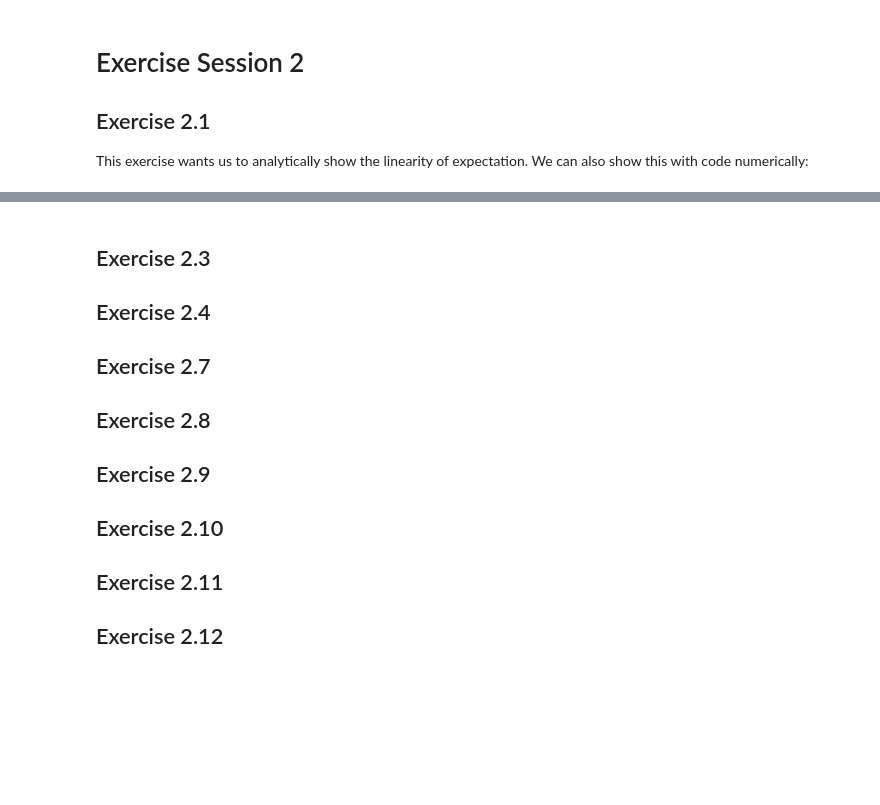
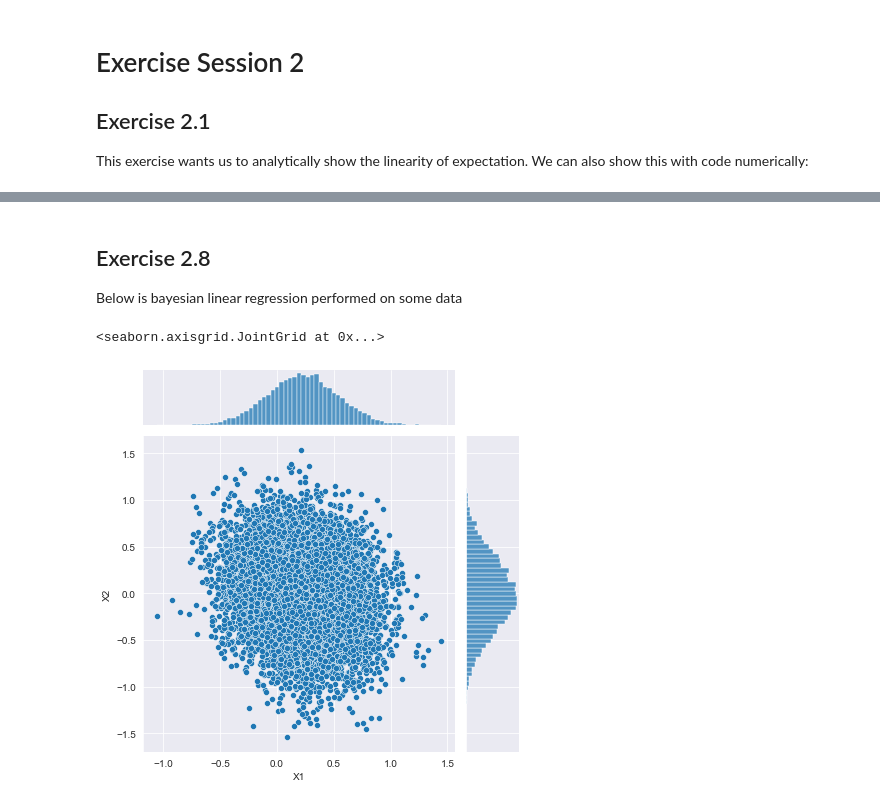
Before and after one commit to bcwein/1RT705APML-Exercises, a Jupyter notebook: Session2/Session2.ipynb, the cells around one changed output, grey strips where cells are left out. Drawn from its saved outputs; the diff is of its cells as text; code cells hidden in the pictures; blank space fills up the shorter version.

```diff
--- a/Session2/Session2.ipynb
+++ b/Session2/Session2.ipynb
@@ -28,16 +32,36 @@ Monte Carlo Simulated Mean: 5.001181320049771
-# %% [markdown]
-## Exercise 2.3
-
-## Exercise 2.4
-
-## Exercise 2.7
-
-## Exercise 2.8
-
-## Exercise 2.9
-
-## Exercise 2.10
-
-## Exercise 2.11
-
-## Exercise 2.12
+# %% [markdown]
+## Exercise 2.8
+
+Below is bayesian linear regression performed on some data
+# %%
+X = np.array(
+    [
+        [3, -1],
+        [4, 2],
+        [2, 1]
+    ]
+)
+
+Y = np.array(
+    [2, 1, 1]
+)
+
+#MLE Estimate:
+w_hat = np.linalg.inv(X.T@X)@X.T@Y
+y_hat = w_hat[0]*X[:, 0] + w_hat[1]*X[:, 1]
+
+r2_score(Y, y_hat)
+
+# Bayesian Estimate:
+beta_inv = 0.2
+mean = np.array([0, 0])
+cov = np.eye(2)*beta_inv
+
+Sn = np.linalg.inv(np.linalg.inv(cov) + beta_inv*X.T@X)
+Mn = Sn@(np.linalg.inv(cov)@mean + beta_inv*X.T@Y)
+posterior = scipy.stats.multivariate_normal(mean=Mn, cov=Sn)
+df = pd.DataFrame(columns = {'X1', 'X2'}, data=posterior.rvs(size=10000))
+sns.jointplot(data=df, x="X1", y="X2")
+# %% [output]
+<seaborn.axisgrid.JointGrid at 0x...>
+[figure, added]
```
Also changed, not shown: parts of 3 cells of this notebook.
